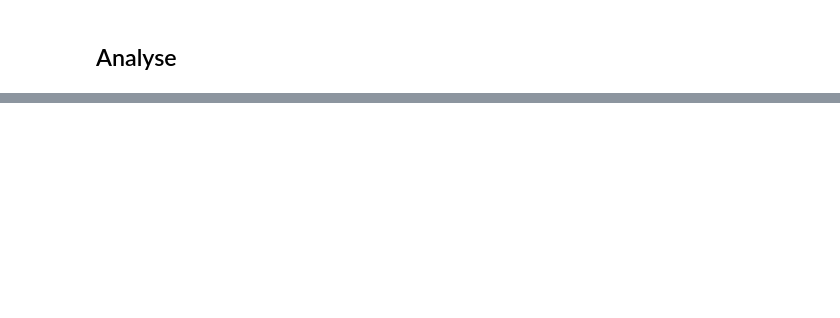
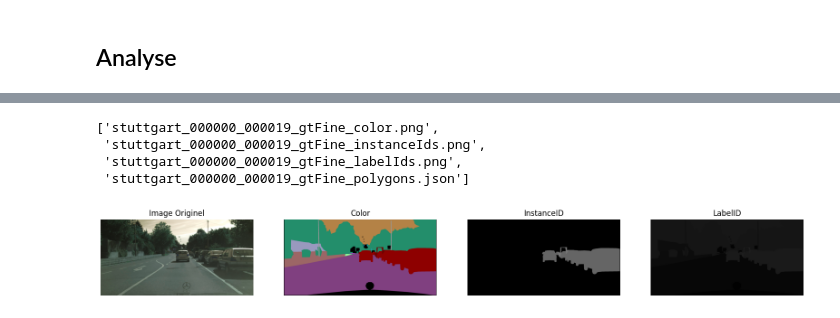
Before and after one commit to YANNBEN2310/DETECTION_RECOGNITION, a Jupyter notebook: Projet_Detection&Reconnaissance.ipynb, the cells around one changed output, grey strips where cells are left out. Cells and saved outputs as stored; diff of their text form; code cells hidden in the pictures; blank space fills up the shorter version.

```diff
--- a/Projet_Detection&Reconnaissance.ipynb
+++ b/Projet_Detection&Reconnaissance.ipynb
@@ -124,0 +290,15 @@ display(ⵜⵎⵙⵙⵓⵏⵜ)
+# %%
+#le path de Y est Data/Y/Y_train_stutgart/stuttgart/
+
+#on prend tout les noms d'image de stuttgart et on les met dans un tableau
+path = 'Data/Y/y_train_mask_stuttgart/stuttgart'
+stuttgart_file_names = os.listdir(path)
+stuttgart_file_names
+
+path = 'Data/Y/y_test_mask_berlin/berlin'
+berlin_file_names = os.listdir(path)
+berlin_file_names
+
+path = 'Data/Y/y_val_mask_frankfurt/frankfurt'
+berlin_file_names = os.listdir(path)
+berlin_file_names
@@ -124,0 +323,32 @@ display(ⵜⵎⵙⵙⵓⵏⵜ)
+# %%
+stuttgart_000000=stuttgart_file_names[:4]
+stuttgart_000000
+# %% [output]
+['stuttgart_000000_000019_gtFine_color.png',
+ 'stuttgart_000000_000019_gtFine_instanceIds.png',
+ 'stuttgart_000000_000019_gtFine_labelIds.png',
+ 'stuttgart_000000_000019_gtFine_polygons.json']
+# %%
+color = stuttgart_000000[0]
+instanceID = stuttgart_000000[1]
+labelID = stuttgart_000000[2]
+polygons = stuttgart_000000[3]
+# %%
+#affiche moi les variables avec plt l'une a coté de l'autre
+cv2.imread('Data/X/X_train_stutgart/stuttgart/stuttgart_000000_000019_leftImg8bit.png')
+fig, axs = plt.subplots(1, 4, figsize=(20, 5))
+axs[0].imshow(cv2.imread('Data/X/X_train_stutgart/stuttgart/stuttgart_000000_000019_leftImg8bit.png'))
+axs[0].set_title('Image Originel')
+axs[0].axis('off')
+axs[1].imshow(cv2.imread('Data/Y/y_train_mask_stuttgart/stuttgart/' + color))
+axs[1].set_title('Color')
+axs[1].axis('off')
+axs[2].imshow(cv2.imread('Data/Y/y_train_mask_stuttgart/stuttgart/' + instanceID))
+axs[2].set_title('InstanceID')
+axs[2].axis('off')
+axs[3].imshow(cv2.imread('Data/Y/y_train_mask_stuttgart/stuttgart/' + labelID))
+axs[3].set_title('LabelID')
+axs[3].axis('off')
+plt.show()
+# %% [output]
+[figure, added]
```
Also changed, not shown: parts of 15 cells of this notebook.
